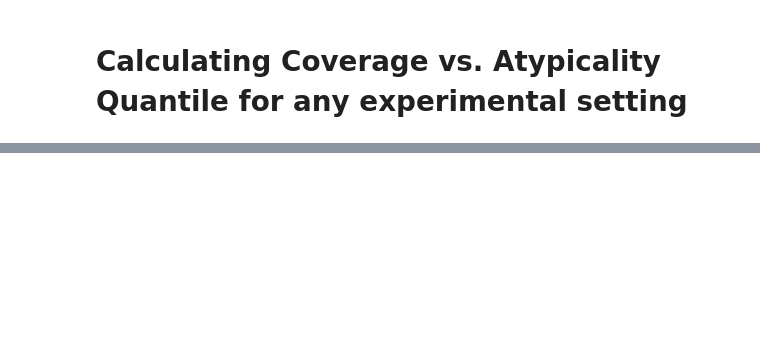
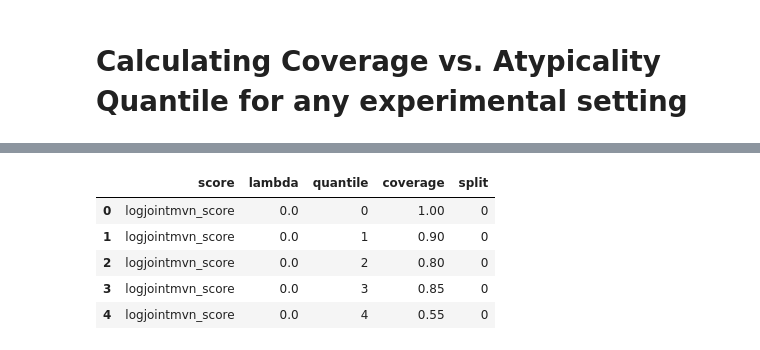
Before and after one commit to audtree/extending-atypicality, a Jupyter notebook: notebooks/proof-of-concept.ipynb, the cells around one changed output, grey strips where cells are left out. Cells and saved outputs as stored; diff of their text form; code cells hidden in the pictures; blank space fills up the shorter version.

```diff
--- a/notebooks/proof-of-concept.ipynb
+++ b/notebooks/proof-of-concept.ipynb
@@ -32,7 +35,7 @@ coverage_by_quantile_lambda = evaluate_lambda_adjusted_interval_coverage(atypica
                                         fit_cp_model=fit_rf_cp_model,
                                         n_samples=500,
                                         n_splits=3,
-                                        test_atypicality=True,
+                                        true_atypicality=True,
                                         num_quantiles=5)
 
 # Peek at output: coverage across atypicality score, quantile, split, and lambda
@@ -42,3 +45,9 @@ ValueError: Invalid score type: logjointmvn_score
+|  | score | lambda | quantile | coverage | split |
+| 0 | logjointmvn_score | 0.0 | 0 | 1.00 | 0 |
+| 1 | logjointmvn_score | 0.0 | 1 | 0.90 | 0 |
+| 2 | logjointmvn_score | 0.0 | 2 | 0.80 | 0 |
+| 3 | logjointmvn_score | 0.0 | 3 | 0.85 | 0 |
+| 4 | logjointmvn_score | 0.0 | 4 | 0.55 | 0 |
 # %%
 # Plot result for a specific score
 plot_coverage_across_atypicality_quantile(df=coverage_by_quantile_lambda,
```
Also changed, not shown: parts of 9 cells of this notebook, 6 other files.
